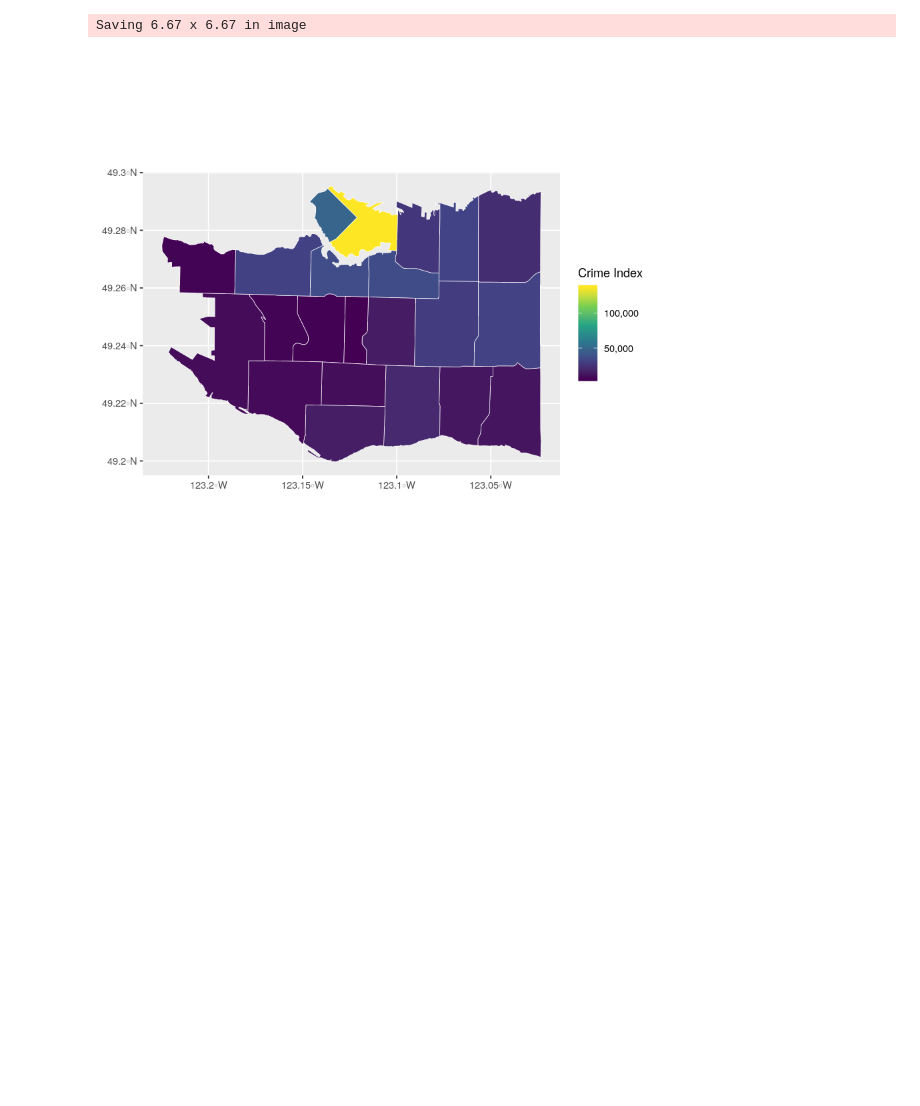
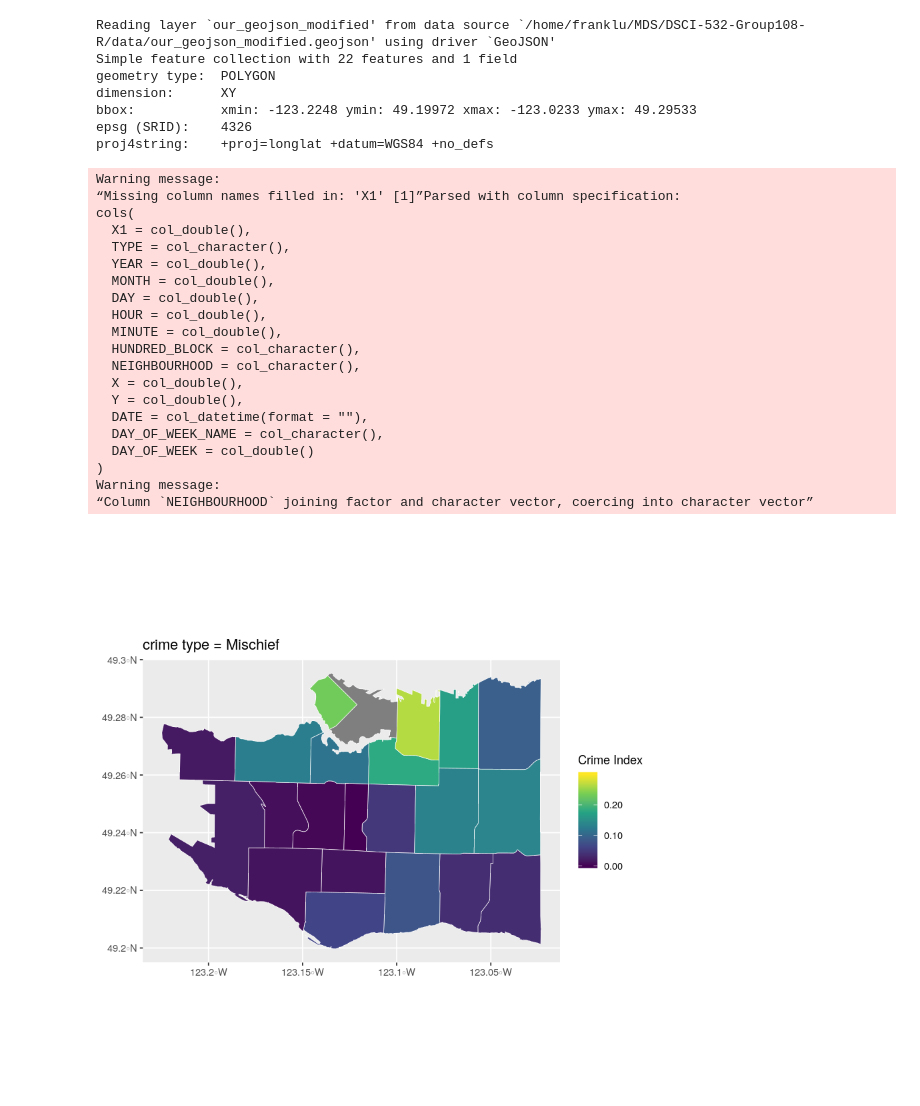
Before and after one commit to tguo9/DSCI-532-Group108-R, a Jupyter notebook: scr/choropleth.ipynb, the cells around one changed output. Drawn from its saved outputs; the diff is of its cells as text; code cells hidden in the pictures; blank space fills up the shorter version.

Commit message:
complete choropleth()

```diff
--- a/scr/choropleth.ipynb
+++ b/scr/choropleth.ipynb
@@ -52,2 +26,0 @@ cols(
-# %%
-full_dt <- full_join(vancouver, total_crime, by = c('NEIGHBOURHOOD', 'NEIGHBOURHOOD'))
@@ -57,11 +27,66 @@ Warning message:
-# %%
-full_dt %>%
-    ggplot(mapping = aes(fill = .data[['total_crime']])) +
-    geom_sf(color = 'white', size = 0.2) +
-    scale_fill_viridis_c(option = 'viridis',
-                         name = "Crime Index",
-                         labels = comma) +
-    ggsave('../img/choropleth_total_crime.png')
-# %% [output]
-Saving 6.67 x 6.67 in image
-[figure, removed]
+# %%
+vancouver <- sf::st_read('../data/our_geojson_modified.geojson')
+crime <- read_csv("../data/crimedata_csv_all_years_modified.csv")
+crime$HUNDRED_BLOCK <- NULL
+crime$X <- NULL
+crime$Y <- NULL
+
+crime <- crime %>%
+    group_by(NEIGHBOURHOOD, TYPE, YEAR) %>%
+    summarise(COUNT = n())
+
+plot_choropleth <- function(year_init = 2010, year_end = 2018, crime_type = 'all', crime_threshold = 1) {
+    crime_cnt <- crime %>%
+        filter(YEAR >= year_init & YEAR <= year_end)
+
+    if(crime_type != 'all') {
+        crime_cnt <- crime_cnt %>%
+            filter(TYPE == crime_type)
+    }
+    crime_cnt <- crime_cnt %>%
+        group_by(NEIGHBOURHOOD) %>%
+        summarise(sum = sum(COUNT)) %>%
+        mutate(min_max = (sum - min(sum)) / (max(sum) - min(sum)))
+
+    full_dt <- full_join(vancouver, crime_cnt, by = c('NEIGHBOURHOOD', 'NEIGHBOURHOOD'))
+    full_dt %>%
+        ggplot(mapping = aes(fill = .data[['min_max']])) +
+        geom_sf(color = 'white', size = 0.2) +
+        scale_fill_viridis_c(option = 'viridis',
+                             name = "Crime Index",
+                             labels = comma,
+                             limits = c(0, crime_threshold)) +
+        labs(title = paste("crime type =", crime_type))
+}
+
+types <- unique(crime$TYPE)
+plot_choropleth(year_init = 2016, crime_type = types[3], crime_threshold = 0.3)
+# %% [output]
+Reading layer `our_geojson_modified' from data source `/home/franklu/MDS/DSCI-532-Group108-R/data/our_geojson_modified.geojson' using driver `GeoJSON'
+Simple feature collection with 22 features and 1 field
+geometry type:  POLYGON
+dimension:      XY
+bbox:           xmin: -123.2248 ymin: 49.19972 xmax: -123.0233 ymax: 49.29533
+epsg (SRID):    4326
+proj4string:    +proj=longlat +datum=WGS84 +no_defs
+Warning message:
+“Missing column names filled in: 'X1' [1]”Parsed with column specification:
+cols(
+  X1 = col_double(),
+  TYPE = col_character(),
+  YEAR = col_double(),
+  MONTH = col_double(),
+  DAY = col_double(),
+  HOUR = col_double(),
+  MINUTE = col_double(),
+  HUNDRED_BLOCK = col_character(),
+  NEIGHBOURHOOD = col_character(),
+  X = col_double(),
+  Y = col_double(),
+  DATE = col_datetime(format = ""),
+  DAY_OF_WEEK_NAME = col_character(),
+  DAY_OF_WEEK = col_double()
+)
+Warning message:
+“Column `NEIGHBOURHOOD` joining factor and character vector, coercing into character vector”
+[figure, added]
```
Also changed, not shown: parts of 4 cells of this notebook, 1 other file.
